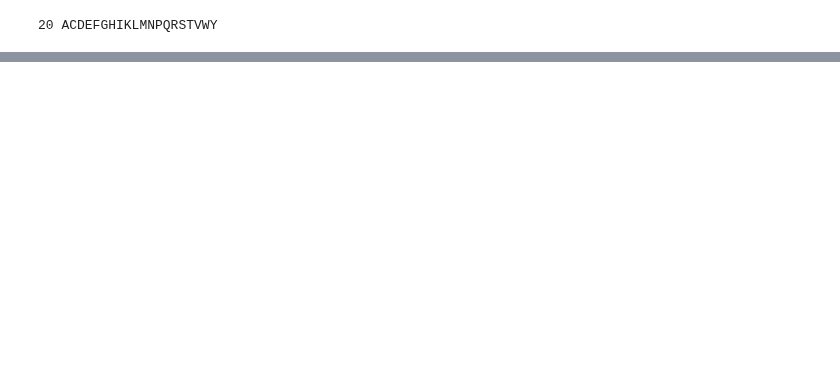
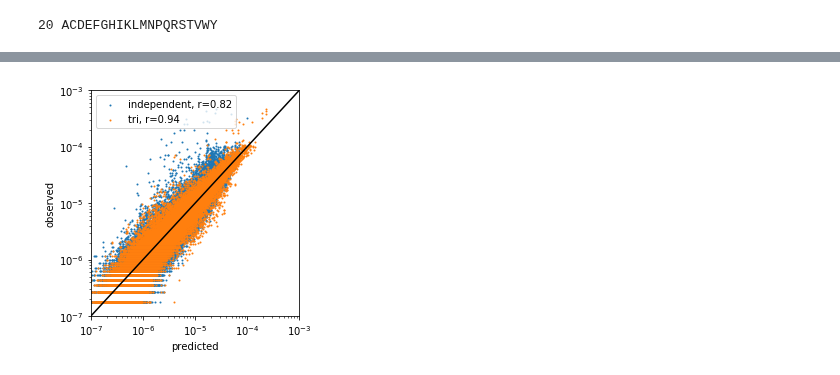
Before and after one commit to andim/peptidome, a Jupyter notebook: code/maxent.ipynb, the cells around one changed output, grey strips where cells are left out. Saved outputs shown, nothing was run; the diff lists cells and outputs as text; code cells hidden in the pictures; blank space fills up the shorter version.

```diff
--- a/code/maxent.ipynb
+++ b/code/maxent.ipynb
@@ -201,2 +182,20 @@ np.corrcoef(tri, exp)[1, 0], np.corrcoef(ising, exp)[1, 0], np.corrcoef(mc, exp)
+# %%
+fig = plt.figure(figsize=(4, 4))
+plt.scatter(ind, exp, s=1, label='independent, r=%1.2f'%rind)
+#plt.scatter(mc, exp, s=1)
+plt.scatter(tri, exp, s=1, label='tri, r=%1.2f'%rtri)
+x = np.logspace(-7, -3)
+plt.xlabel('predicted')
+plt.ylabel('observed')
+plt.plot(x, x, 'k')
+plt.xlim(min(x), max(x))
+plt.ylim(min(x), max(x))
+plt.legend()
+plt.xscale('log')
+plt.yscale('log')
+fig.tight_layout()
+fig.savefig('plots/modelfits-4mer-tri.png', dpi=300)
+# %% [output]
+[figure, added]
 # %%
 pd.DataFrame(index=[key for key in h], data=[h[key] for key in h], columns=['h'])
```
Also changed, not shown: parts of 20 cells of this notebook, 8 other files.
